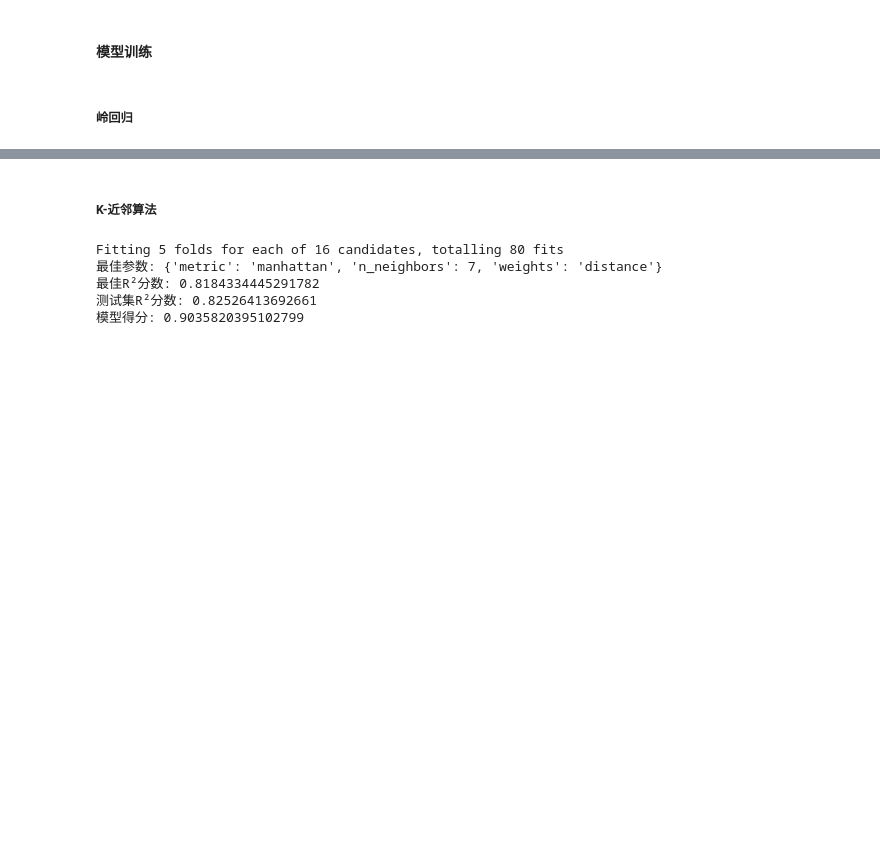
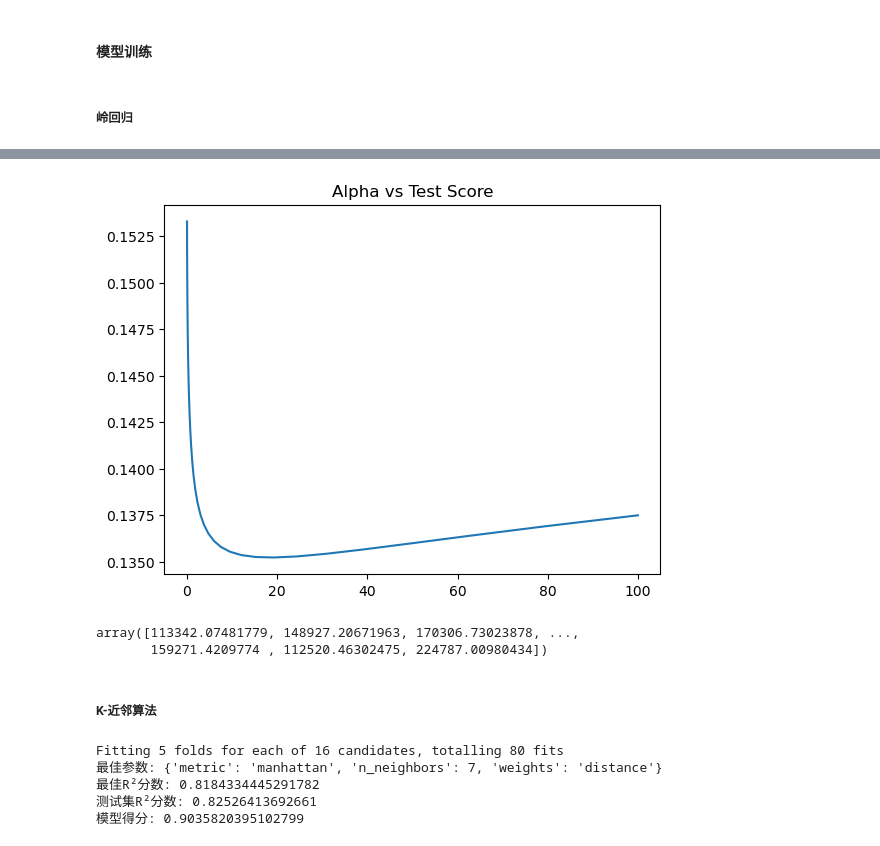
Before and after one commit to yuluochengwen/AI, a Jupyter notebook: 05_第五周/0819_机器学习_房价预测.ipynb, the cells around one changed output, grey strips where cells are left out. Cells and saved outputs as stored; diff of their text form; code cells hidden in the pictures; blank space fills up the shorter version.

```diff
--- a/05_第五周/0819_机器学习_房价预测.ipynb
+++ b/05_第五周/0819_机器学习_房价预测.ipynb
@@ -376,0 +336,6 @@ array([113342.07481779, 148927.20671963, 170306.73023878, ...,
+# %%
+from sklearn.model_selection import cross_val_score
+for alpha in alphas:
+    clf = Ridge(alpha=alpha)
+    test_score = np.sqrt(-cross_val_score(clf, X_train, y_train, cv=10, scoring='neg_mean_squared_error'))
+    test_scores.append(test_score.mean())
@@ -376,0 +362,7 @@ array([113342.07481779, 148927.20671963, 170306.73023878, ...,
+# %%
+import matplotlib.pyplot as plt
+plt.plot(alphas, test_scores)
+plt.title("Alpha vs Test Score")
+plt.show()
+# %% [output]
+[figure, added]
@@ -377,3 +373,9 @@ array([113342.07481779, 148927.20671963, 170306.73023878, ...,
+# %%
+y_pred2 = np.expm1(y_pred)
+y_pred2
+# %% [output]
+array([113342.07481779, 148927.20671963, 170306.73023878, ...,
+       159271.4209774 , 112520.46302475, 224787.00980434])
 # %% [markdown]
 ##### K-近邻算法
 # %%
```
Also changed, not shown: parts of 7 cells of this notebook, 8 other files.
